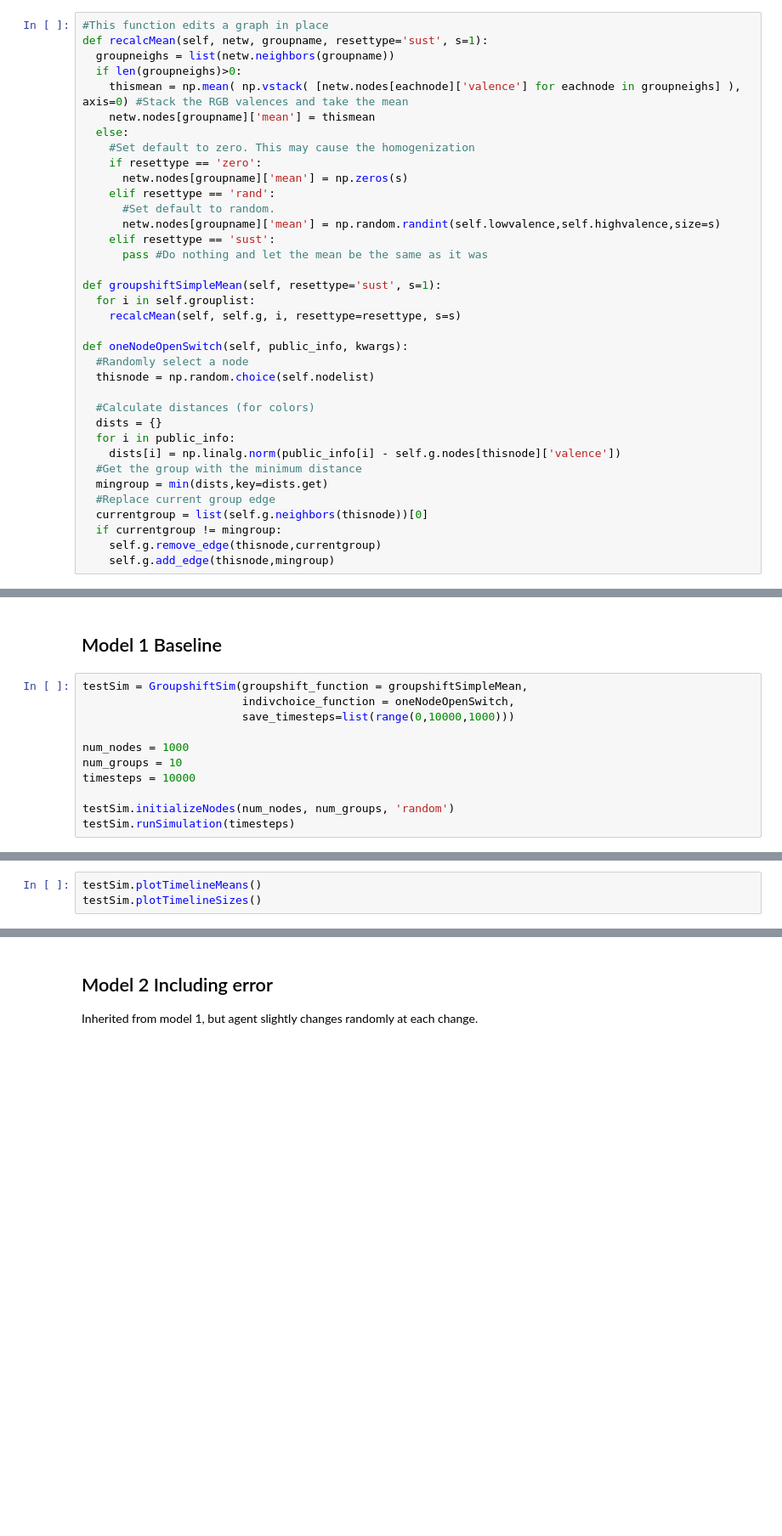
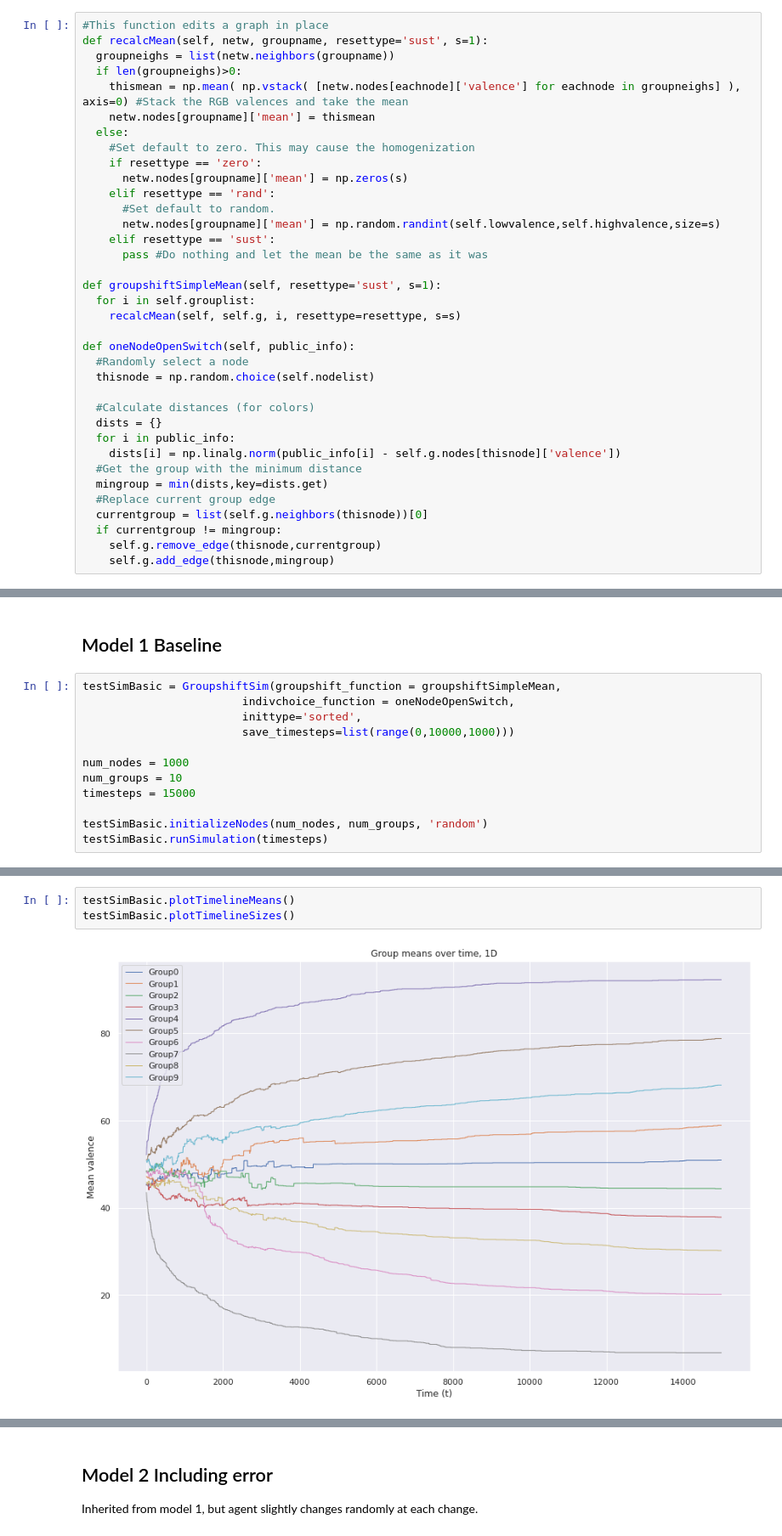
Before and after one commit to vincentmwong/groupshift-model, a Jupyter notebook: Groupshift_Model.ipynb, the cells around one changed output, grey strips where cells are left out. Shown at 85% size. Saved outputs shown, nothing was run; the diff lists cells and outputs as text; blank space fills up the shorter version.

```diff
--- a/Groupshift_Model.ipynb
+++ b/Groupshift_Model.ipynb
@@ -299,7 +512,7 @@ def groupshiftSimpleMean(self, resettype='sust', s=1):
   for i in self.grouplist:
     recalcMean(self, self.g, i, resettype=resettype, s=s)
 
-def oneNodeOpenSwitch(self, public_info, kwargs):
+def oneNodeOpenSwitch(self, public_info):
   #Randomly select a node
   thisnode = np.random.choice(self.nodelist)
 
@@ -319,13 +532,14 @@ def oneNodeOpenSwitch(self, public_info, kwargs):
 # %% [markdown]
 ## Model 1 Baseline
 # %%
-testSim = GroupshiftSim(groupshift_function = groupshiftSimpleMean,
+testSimBasic = GroupshiftSim(groupshift_function = groupshiftSimpleMean,
                         indivchoice_function = oneNodeOpenSwitch,
+                        inittype='sorted',
                         save_timesteps=list(range(0,10000,1000)))
 
 num_nodes = 1000
 num_groups = 10
-timesteps = 10000
+timesteps = 15000
 
-testSim.initializeNodes(num_nodes, num_groups, 'random')
-testSim.runSimulation(timesteps)
+testSimBasic.initializeNodes(num_nodes, num_groups, 'random')
+testSimBasic.runSimulation(timesteps)
@@ -337,3 +546,5 @@ testSim.plotIndivDist(overall=False)
 # %%
-testSim.plotTimelineMeans()
-testSim.plotTimelineSizes()
+testSimBasic.plotTimelineMeans()
+testSimBasic.plotTimelineSizes()
+# %% [output]
+[figure, added]
```
Also changed, not shown: parts of 17 cells of this notebook.
